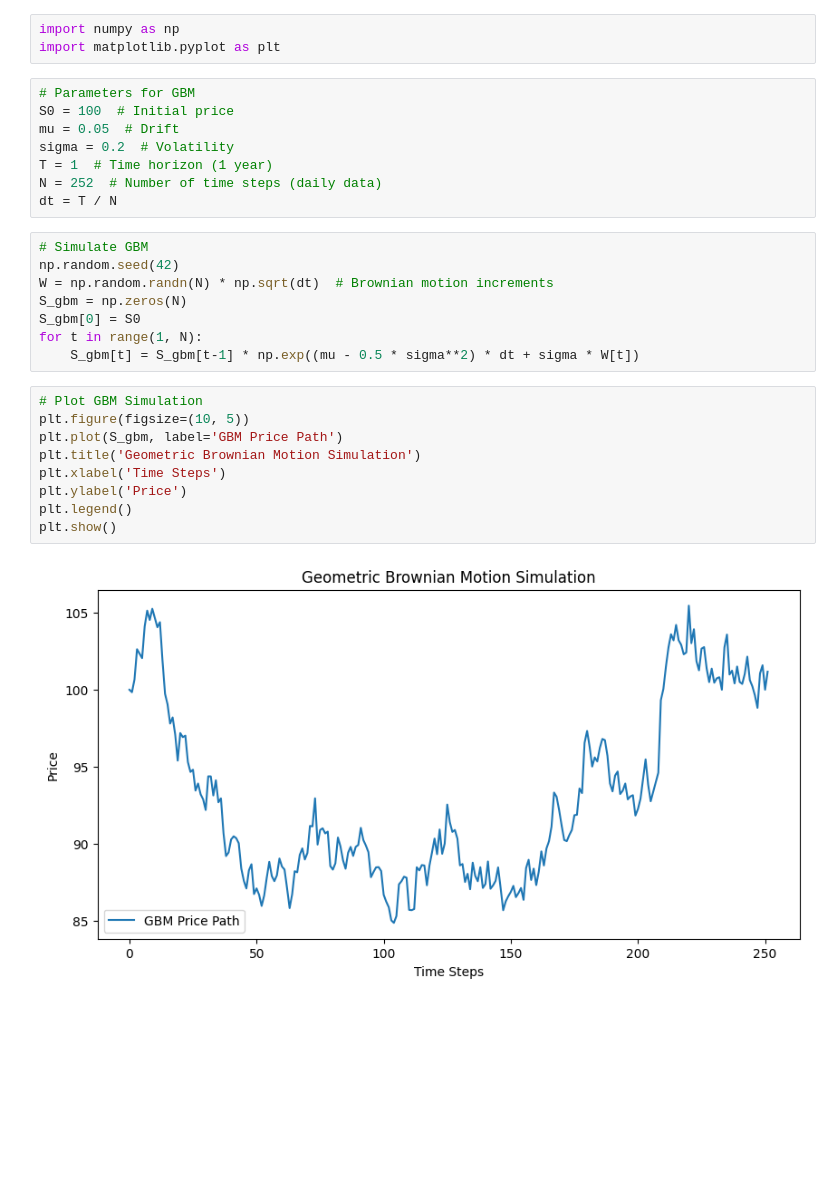
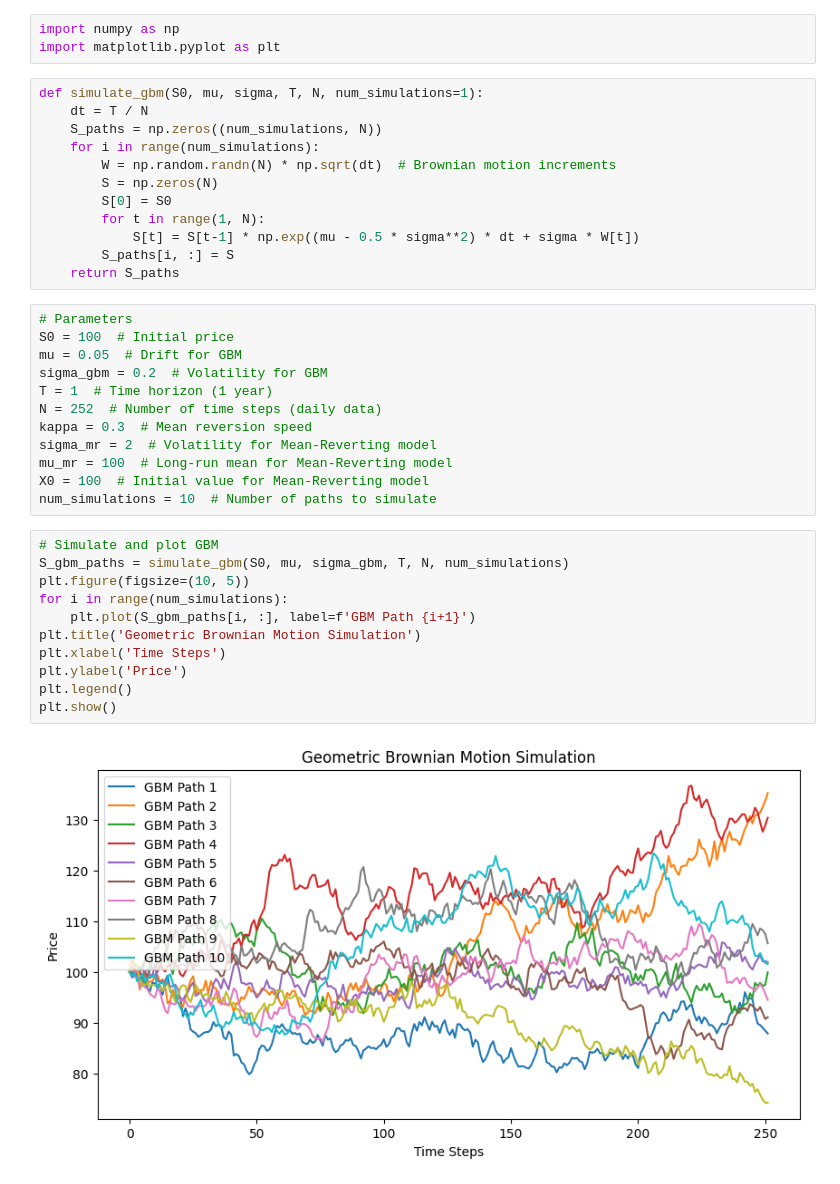
Before and after one commit to tommattoo/Geometric-Brownian-Motion, a Jupyter notebook: Geometric Brownian Motion (GBM).ipynb, the cells around one changed output. Cells and saved outputs as stored; diff of their text form; blank space fills up the shorter version.

```diff
--- a/Geometric Brownian Motion (GBM).ipynb
+++ b/Geometric Brownian Motion (GBM).ipynb
@@ -1,30 +1,40 @@
 # %%
 import numpy as np
 import matplotlib.pyplot as plt
+# %%
+def simulate_gbm(S0, mu, sigma, T, N, num_simulations=1):
+    dt = T / N
+    S_paths = np.zeros((num_simulations, N))
+    for i in range(num_simulations):
+        W = np.random.randn(N) * np.sqrt(dt)  # Brownian motion increments
+        S = np.zeros(N)
+        S[0] = S0
+        for t in range(1, N):
+            S[t] = S[t-1] * np.exp((mu - 0.5 * sigma**2) * dt + sigma * W[t])
+        S_paths[i, :] = S
+    return S_paths
 # %%
-# Parameters for GBM
+# Parameters
 S0 = 100  # Initial price
-mu = 0.05  # Drift
-sigma = 0.2  # Volatility
+mu = 0.05  # Drift for GBM
+sigma_gbm = 0.2  # Volatility for GBM
 T = 1  # Time horizon (1 year)
 N = 252  # Number of time steps (daily data)
-dt = T / N
+kappa = 0.3  # Mean reversion speed
+sigma_mr = 2  # Volatility for Mean-Reverting model
+mu_mr = 100  # Long-run mean for Mean-Reverting model
+X0 = 100  # Initial value for Mean-Reverting model
+num_simulations = 10  # Number of paths to simulate
-# %%
-# Simulate GBM
-np.random.seed(42)
-W = np.random.randn(N) * np.sqrt(dt)  # Brownian motion increments
-S_gbm = np.zeros(N)
-S_gbm[0] = S0
-for t in range(1, N):
-    S_gbm[t] = S_gbm[t-1] * np.exp((mu - 0.5 * sigma**2) * dt + sigma * W[t])
 # %%
-# Plot GBM Simulation
+# Simulate and plot GBM
+S_gbm_paths = simulate_gbm(S0, mu, sigma_gbm, T, N, num_simulations)
 plt.figure(figsize=(10, 5))
-plt.plot(S_gbm, label='GBM Price Path')
+for i in range(num_simulations):
+    plt.plot(S_gbm_paths[i, :], label=f'GBM Path {i+1}')
 plt.title('Geometric Brownian Motion Simulation')
 plt.xlabel('Time Steps')
 plt.ylabel('Price')
 plt.legend()
 plt.show()
 # %% [output]
-[figure, old version]
+[figure, new version]
```
Also changed, not shown: parts of 1 cell of this notebook.
